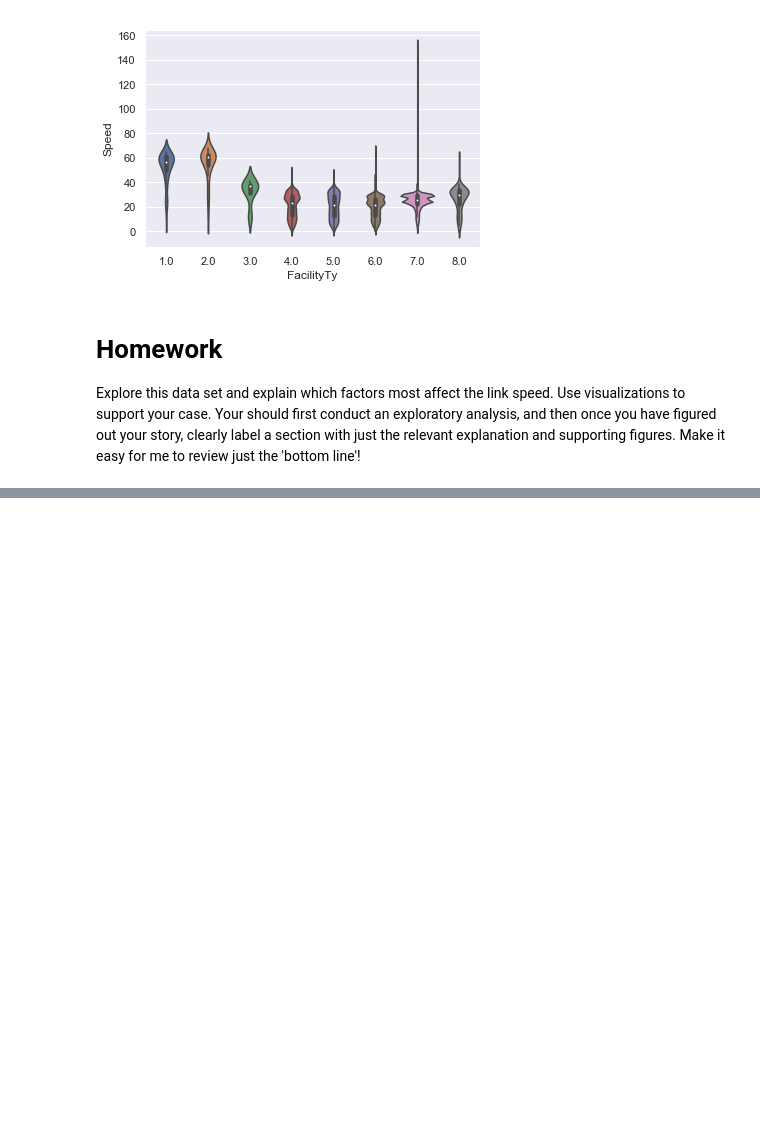
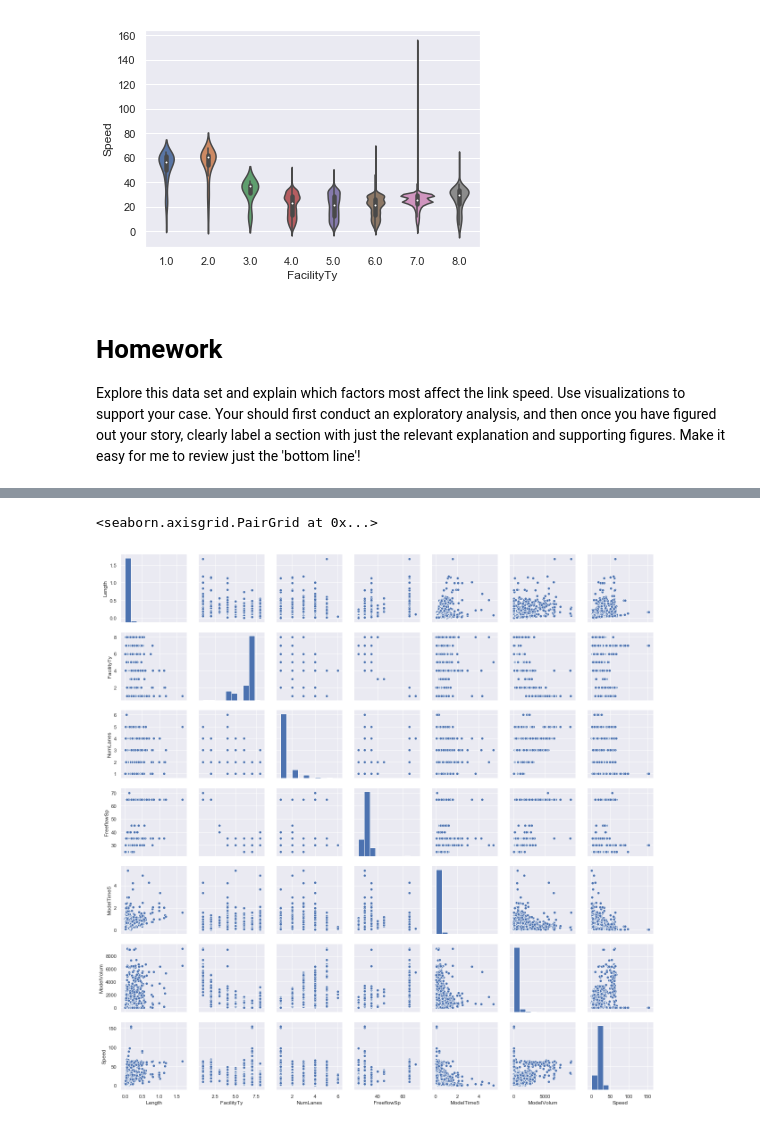
Before and after one commit to shafikamoni/ce599, a Jupyter notebook: 16-Data Viz 2/data-viz-2.ipynb, the cells around one changed output, grey strips where cells are left out. Saved outputs shown, nothing was run; the diff lists cells and outputs as text; code cells hidden in the pictures; blank space fills up the shorter version.

```diff
--- a/16-Data Viz 2/data-viz-2.ipynb
+++ b/16-Data Viz 2/data-viz-2.ipynb
@@ -239,0 +283,6 @@ Explore this data set and explain which factors most affect the link speed.  Use
+# %%
+sns.pairplot(net[col_names])
+#The bivariate distribution plots help us to study the relationship between two variables by analyzing the scatter plot, and we use the pairplot() function of the seaborn package to plot the bivariate distributions
+# %% [output]
+<seaborn.axisgrid.PairGrid at 0x...>
+[figure, added]
```
Also changed, not shown: parts of 16 cells of this notebook.
